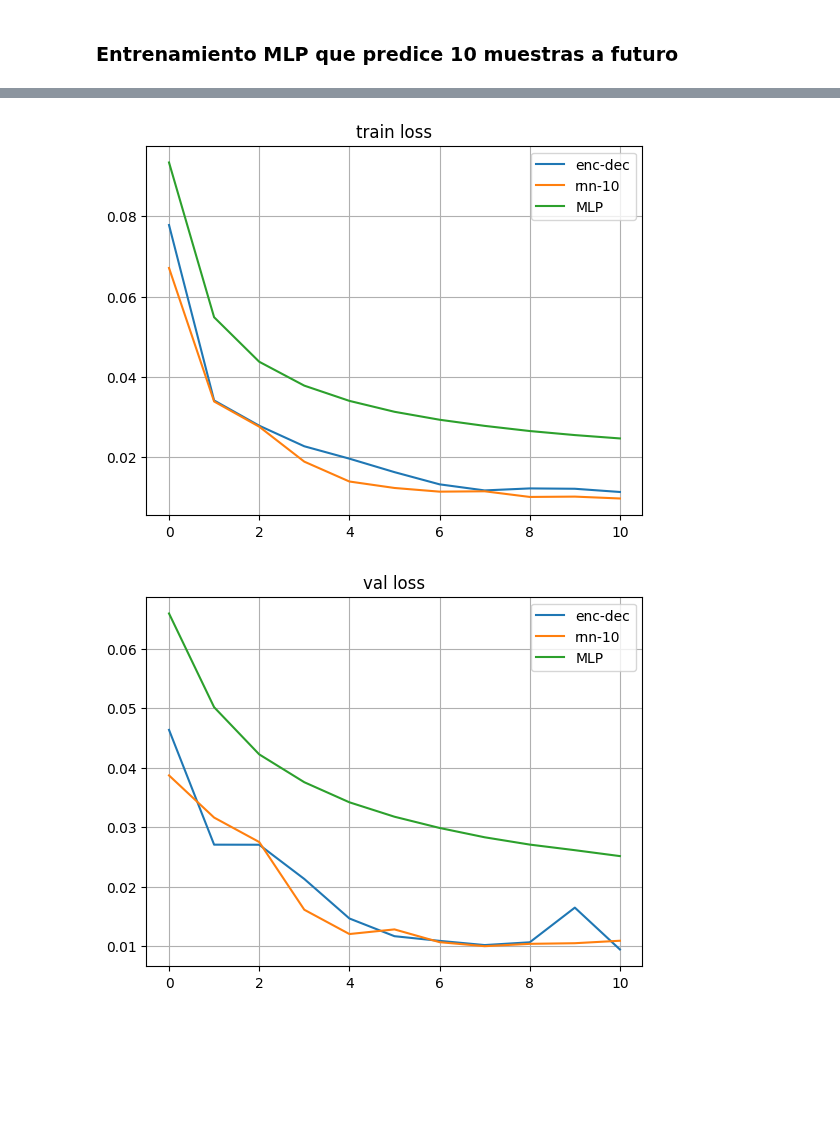
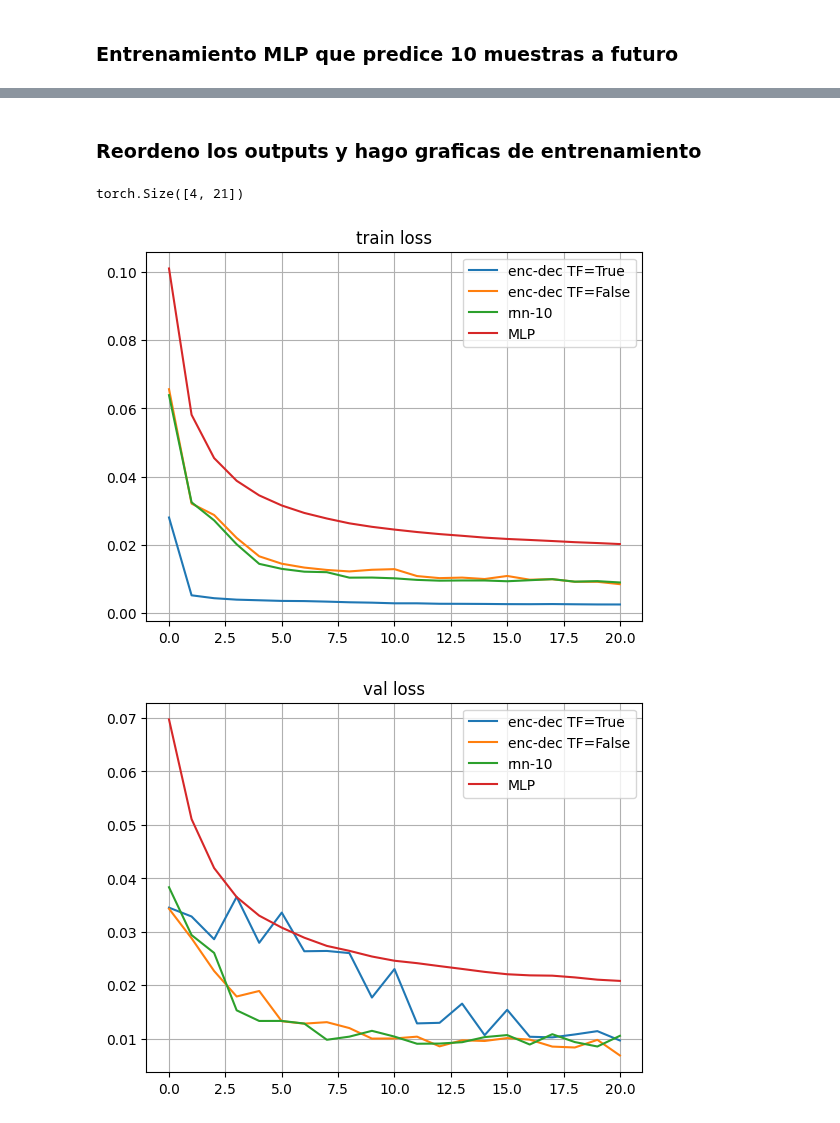
Before and after one commit to FIUBA-Posgrado-Inteligencia-Artificial/aprendizaje_profundo, a Jupyter notebook: clase_6/jupyter_notebooks/RNN_enc_dec.ipynb, the cells around one changed output, grey strips where cells are left out. Saved outputs shown, nothing was run; the diff lists cells and outputs as text; code cells hidden in the pictures; blank space fills up the shorter version.

```diff
--- a/clase_6/jupyter_notebooks/RNN_enc_dec.ipynb
+++ b/clase_6/jupyter_notebooks/RNN_enc_dec.ipynb
@@ -419,0 +425,8 @@ Error cuadratico medio de la estimación final:
+# %%
+# instancio
+enc = EncoderRNN(input_size=1, hidden_size=50, num_layers=2)
+dec = DecoderRNN(input_size=1, hidden_size=50, output_size=1, num_layers=2)
+enc_dec = EncoderDecoderWrapper(enc, dec)
+
+# entreno
+train_loss, eval_loss = fit_enc_dec(enc_dec, dataloader_10, epochs=N_EPOCHS, teacher_forcing=False, last_input = True)
@@ -419,0 +447,4 @@ Error cuadratico medio de la estimación final:
+# %%
+# almaceno metricas
+t_train_loss = torch.cat((t_train_loss, torch.Tensor(train_loss)),0)
+t_eval_loss = torch.cat((t_eval_loss, torch.Tensor(eval_loss)),0)
@@ -487,6 +533,3 @@ tensor([0.0778, 0.0341, 0.0279, 0.0227, 0.0197, 0.0163, 0.0133, 0.0118, 0.0123,
-# %%
-t_train_loss = t_train_loss.reshape(3,N_EPOCHS+1)
-t_eval_loss = t_eval_loss.reshape(3,N_EPOCHS+1)
 # %%
 # ploteo y veo el error total
 y_pred = predict_rnn(mlp_10, dataloader_10['test'], reduced=0)
@@ -501,16 +544,25 @@ Error cuadratico medio de la estimación final:
+# %% [markdown]
+### Reordeno los outputs y hago graficas de entrenamiento
+# %%
+t_train_loss = t_train_loss.reshape(4,N_EPOCHS+1)
+t_eval_loss = t_eval_loss.reshape(4,N_EPOCHS+1)
+# %%
+t_train_loss.shape
+# %% [output]
+torch.Size([4, 21])
 # %%
 plt.figure()
-plt.plot(t_train_loss.T)
+plt.plot(t_train_loss.numpy().T)
 plt.title('train loss')
-plt.legend(['enc-dec', 'rnn-10', 'MLP'])
+plt.legend(['enc-dec TF=True', 'enc-dec TF=False', 'rnn-10', 'MLP'])
 plt.grid()
 # %% [output]
-[figure, old version]
+[figure, new version]
 # %%
 plt.figure()
-plt.plot(t_eval_loss.T)
+plt.plot(t_eval_loss.numpy().T)
 plt.title('val loss')
-plt.legend(['enc-dec', 'rnn-10', 'MLP'])
+plt.legend(['enc-dec TF=True', 'enc-dec TF=False', 'rnn-10', 'MLP'])
 plt.grid()
 # %% [output]
-[figure, old version]
+[figure, new version]
```
Also changed, not shown: parts of 19 cells of this notebook, 5 other files.
